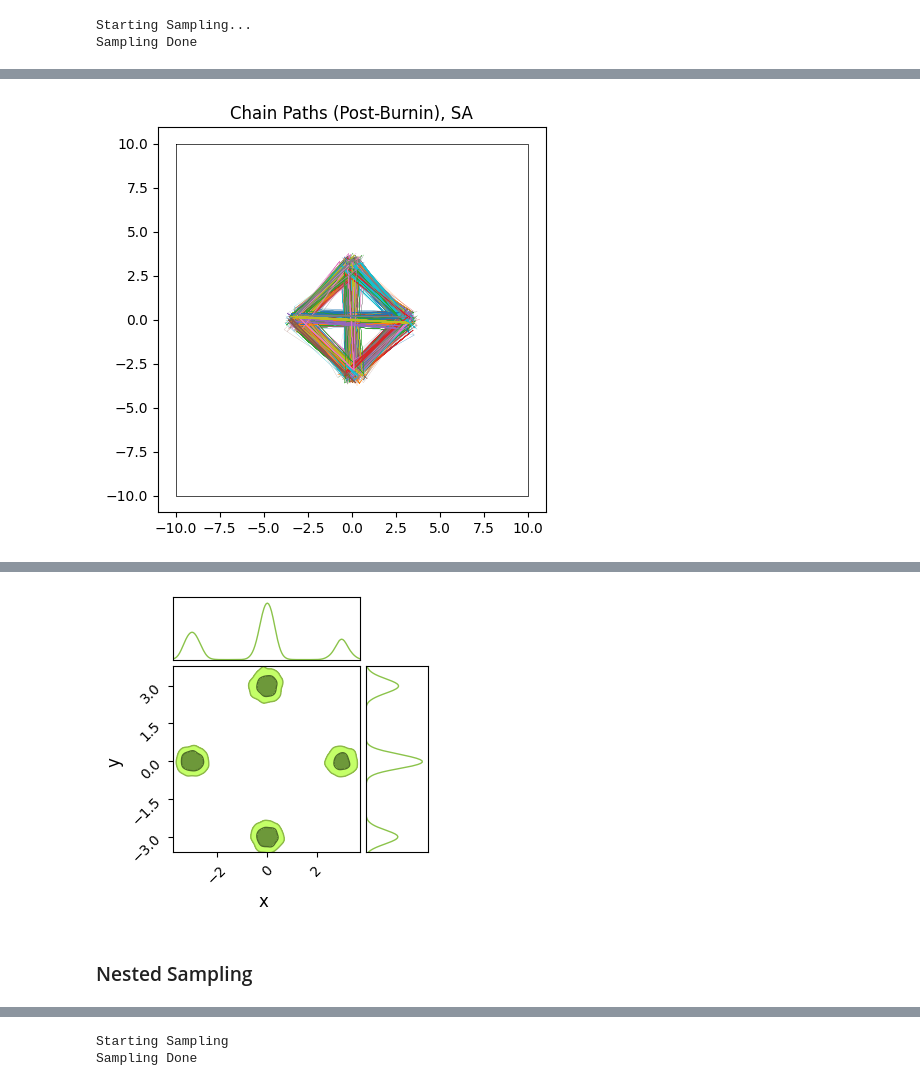
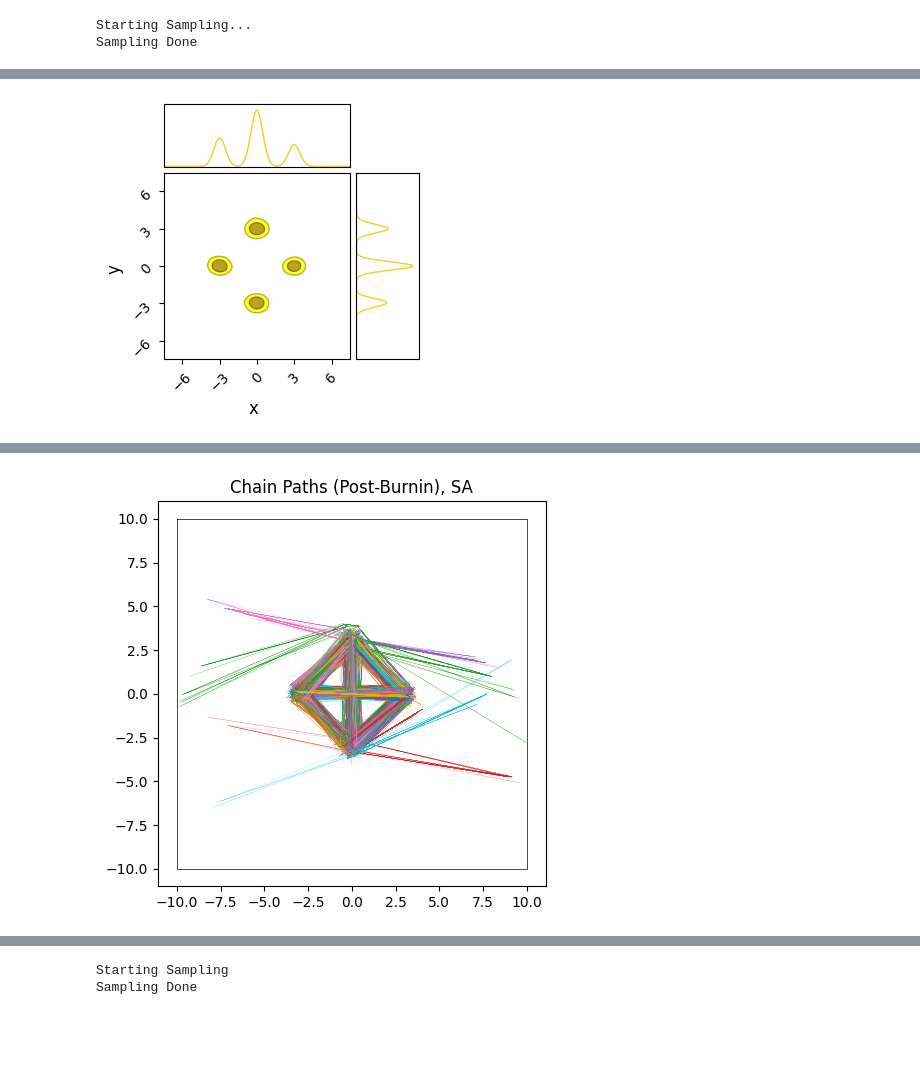
Before and after one commit to HughMcDougall/HughMcDougall.github.io, a Jupyter notebook: blog/02_numpyro/03_mcmcsamplers/_multimodal.ipynb, the cells around one changed output, grey strips where cells are left out. Drawn from its saved outputs; the diff is of its cells as text; code cells hidden in the pictures; blank space fills up the shorter version.

```diff
--- a/blog/02_numpyro/03_mcmcsamplers/_multimodal.ipynb
+++ b/blog/02_numpyro/03_mcmcsamplers/_multimodal.ipynb
@@ -111,6 +134,16 @@ Though NUTS does a good job (after burn-in) of locating each of the modes, it <i
 # %%
-c = ChainConsumer()
-def do_plot(results, name, do_paths = True, do_contour = True):
+# Save this as a function for repeating later
+def do_plot(results, name, do_paths = True, do_contour = True, color = 'blue', scale = 0.75):
+
+    c = ChainConsumer()
+    #--------------------
+    # Chain Consumer plot
+    if do_contour:
+        if name in [chain.name for chain in c.chains]: c.remove_chain(name)
+        c.add_chain([results['x'], results['y']], parameters=['x','y'], name=name, shade_alpha = 1.0, color = color)
+        c.plotter.plot(chains=[name], extents = {'x': [xmin * scale, xmax * scale], 'y': [ymin * scale , ymax * scale]})
+
+        plt.show()
 
     #--------------------
     if do_paths:
@@ -121,21 +154,14 @@ def do_plot(results, name, do_paths = True, do_contour = True):
 
         plt.plot([xmin,xmax,xmax,xmin,xmin], [ymax,ymax,ymin,ymin,ymax],c='k',lw=0.5)
         plt.errorbar( [-spacing,0,0,spacing], [0,-spacing,spacing,0], xerr=width, yerr=width,c='r',fmt='none')
+        plt.xlim(xmin,xmax)
+        plt.xlim(ymin,ymax)
 
         #Plot Chains
         for i in range(nchains):
             plt.plot(results['x'][i*nsamples:(i+1)*nsamples], results['y'][i*nsamples:(i+1)*nsamples], lw=0.1)
         plt.show()
 
-    #--------------------
-    # Chain Consumer plot
-    if do_contour:
-        if name in [chain.name for chain in c.chains]: c.remove_chain(name)
-        c.add_chain([results['x'], results['y']], parameters=['x','y'], name=name, shade_alpha = 1.0)
-        c.plotter.plot(chains=[name])
-
-        plt.show()
-
 #============================
 do_plot(output_HMC, "NUTS")
 # %% [output]
@@ -244,7 +264,7 @@ The procedure at each step is to, at each itteration:
 # %%
 sampler = numpyro.infer.MCMC(
     numpyro.infer.SA(model),
-    num_warmup  = 4000,
+    num_warmup  = 2000,
     num_samples = nsamples,
     num_chains  = nchains,
     progress_bar= False,
@@ -262,3 +286,3 @@ Unlike NUTS, in which each chain sticks to the first mode it finds, SA's less so
 # %%
-do_plot(output_SA, "SA")
+do_plot(output_SA, "SA", color='yellow', do_paths = True)
 # %% [output]
@@ -265 +291 @@ do_plot(output_SA, "SA")
-[figure, old version]
+[figure, new version]
@@ -270,3 +292 @@ WARNING:chainconsumer:Parameter y in chain SA is not constrained
-[figure, old version]
+[figure, new version]
-# %% [markdown]
-### Nested Sampling
```
Also changed, not shown: parts of 45 cells of this notebook, 29 other files.
